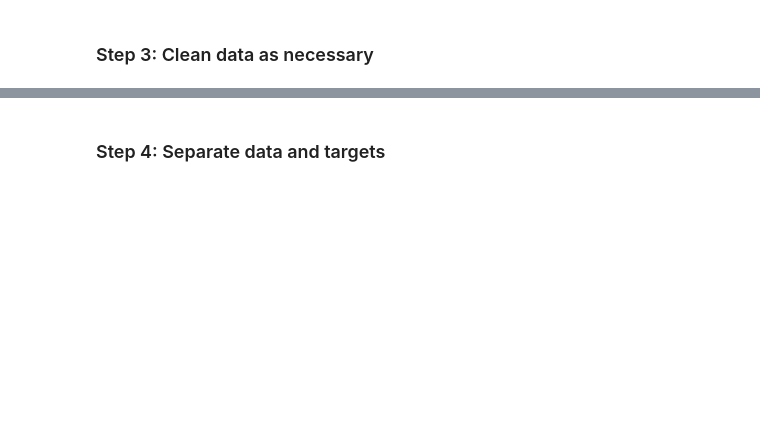
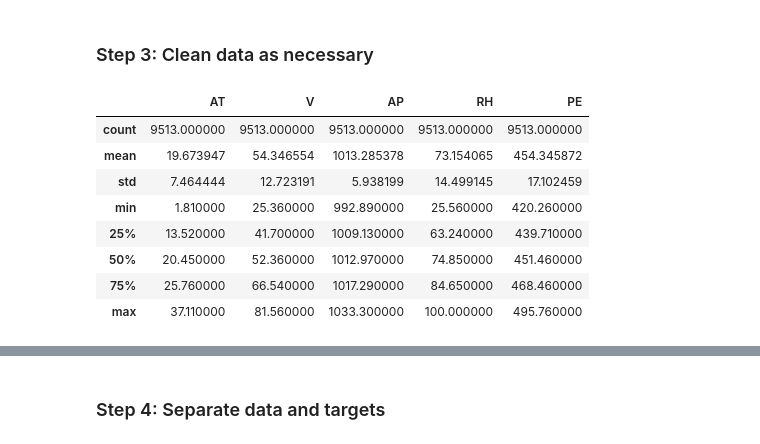
Before and after one commit to curtywang/ee5020-notes-fa21, a Jupyter notebook: day10/supervised_learning.ipynb, the cells around one changed output, grey strips where cells are left out. Cells and saved outputs as stored; diff of their text form; code cells hidden in the pictures; blank space fills up the shorter version.

```diff
--- a/day10/supervised_learning.ipynb
+++ b/day10/supervised_learning.ipynb
@@ -326,2 +369,15 @@ import sklearn.svm
 # %% [markdown]
 ### Step 3: Clean data as necessary
+# %%
+df_plant_clean = df_plant[df_plant['RH'] <= 100.0].copy()
+df_plant_clean.describe()
+# %% [output]
+|  | AT | V | AP | RH | PE |
+| count | 9513.000000 | 9513.000000 | 9513.000000 | 9513.000000 | 9513.000000 |
+| mean | 19.673947 | 54.346554 | 1013.285378 | 73.154065 | 454.345872 |
+| std | 7.464444 | 12.723191 | 5.938199 | 14.499145 | 17.102459 |
+| min | 1.810000 | 25.360000 | 992.890000 | 25.560000 | 420.260000 |
+| 25% | 13.520000 | 41.700000 | 1009.130000 | 63.240000 | 439.710000 |
+| 50% | 20.450000 | 52.360000 | 1012.970000 | 74.850000 | 451.460000 |
+| 75% | 25.760000 | 66.540000 | 1017.290000 | 84.650000 | 468.460000 |
+| max | 37.110000 | 81.560000 | 1033.300000 | 100.000000 | 495.760000 |
```
Also changed, not shown: parts of 14 cells of this notebook.
